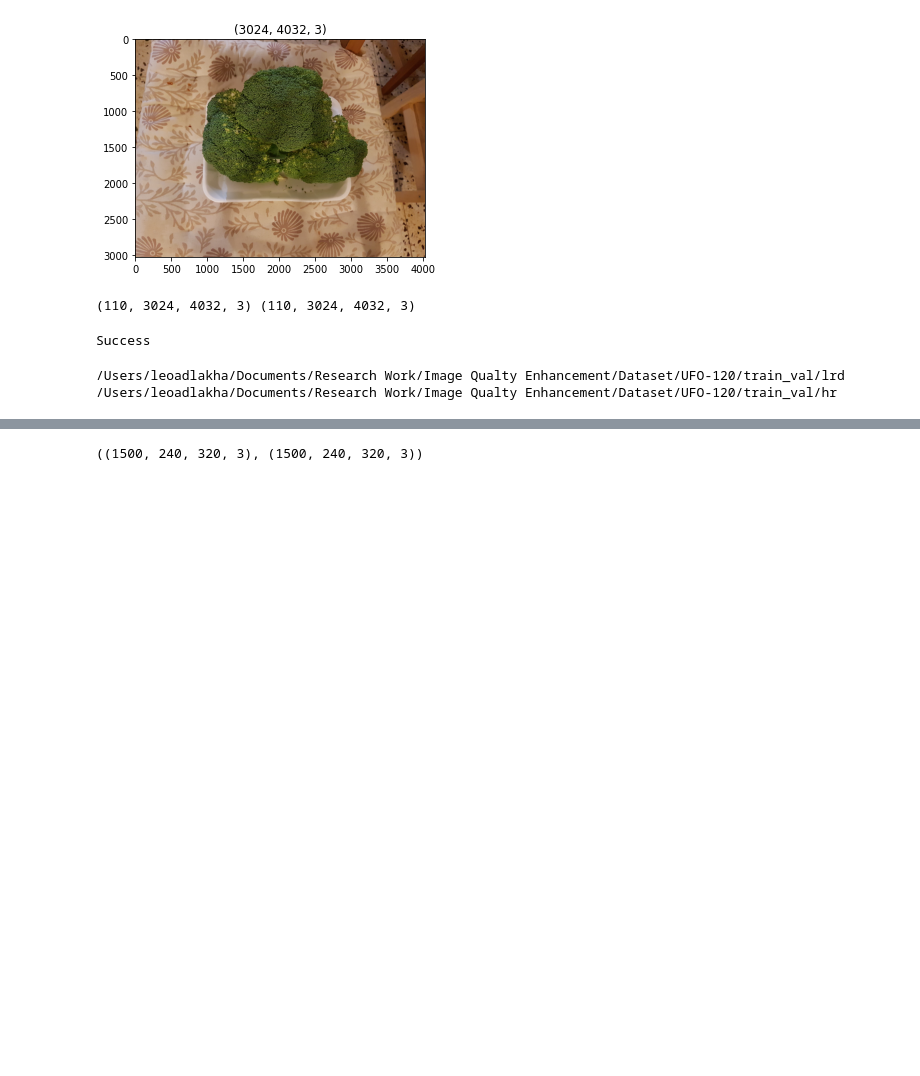
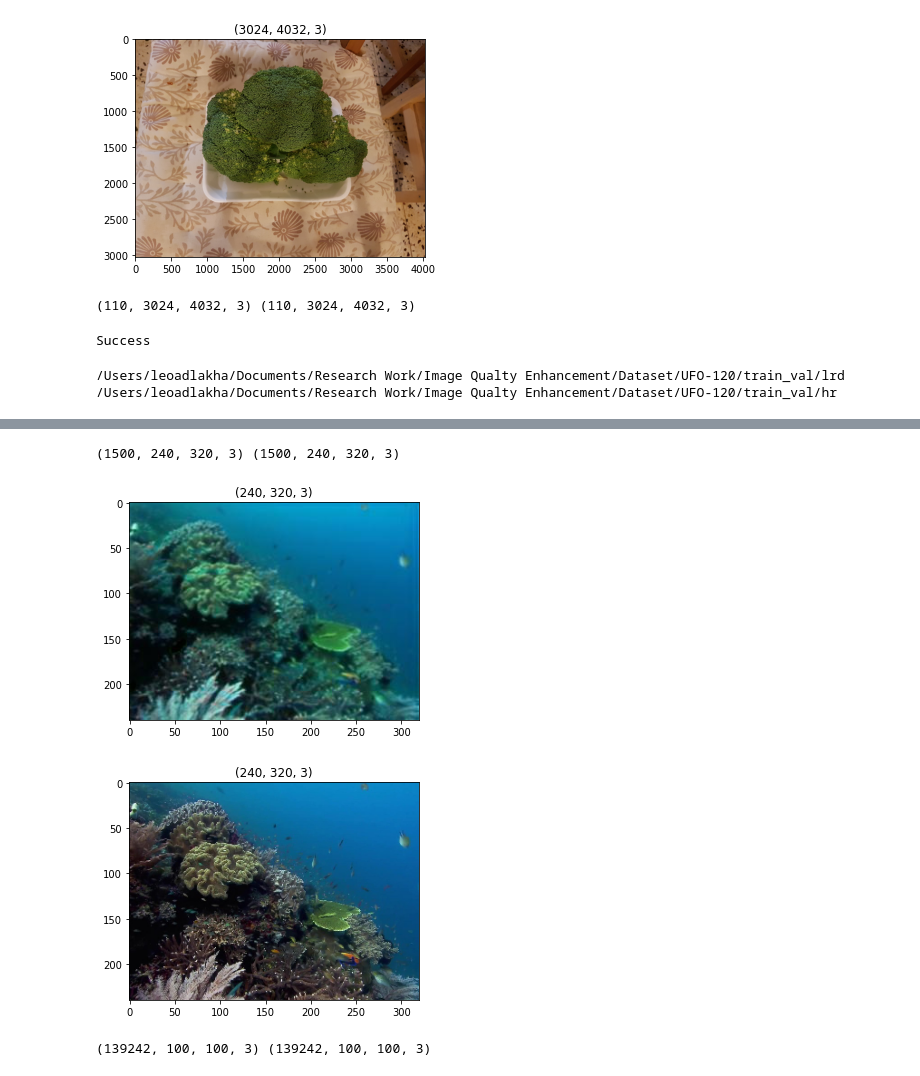
Before and after one commit to Leo-Adlakha/IQE, a Jupyter notebook: Our Work/Code/utils.ipynb, the cells around one changed output, grey strips where cells are left out. Cells and saved outputs as stored; diff of their text form; code cells hidden in the pictures; blank space fills up the shorter version.

```diff
--- a/Our Work/Code/utils.ipynb
+++ b/Our Work/Code/utils.ipynb
@@ -156,0 +139,3 @@ def load_UFO120_Dataset(dir_path='/Users/leoadlakha/Documents/Research Work/Imag
+# %%
+X, Y = load_UFO120_Dataset(dir_path)
+assert X.shape == Y.shape
@@ -157,5 +160,10 @@ def load_UFO120_Dataset(dir_path='/Users/leoadlakha/Documents/Research Work/Imag
 # %%
-
-X.shape, Y.shape
+print(X.shape, Y.shape)
 # %% [output]
-((1500, 240, 320, 3), (1500, 240, 320, 3))
+(1500, 240, 320, 3) (1500, 240, 320, 3)
+# %%
+show_img(X[0])
+show_img(Y[0])
+# %% [output]
+[figure, added]
+[figure, added]
@@ -161,0 +183,4 @@ X.shape, Y.shape
+# %%
+print(X.shape, Y.shape)
+# %% [output]
+(139242, 100, 100, 3) (139242, 100, 100, 3)
```
Also changed, not shown: parts of 8 cells of this notebook, 1 other file.
